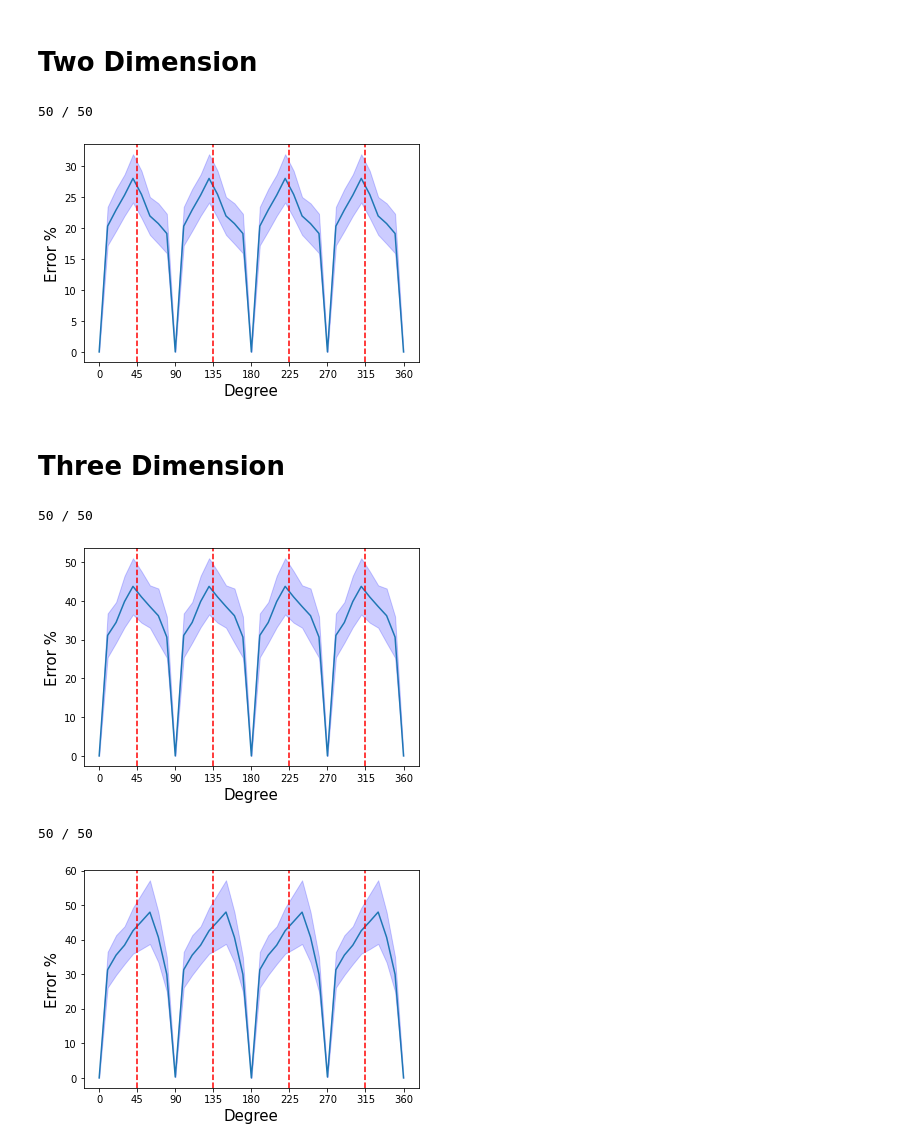
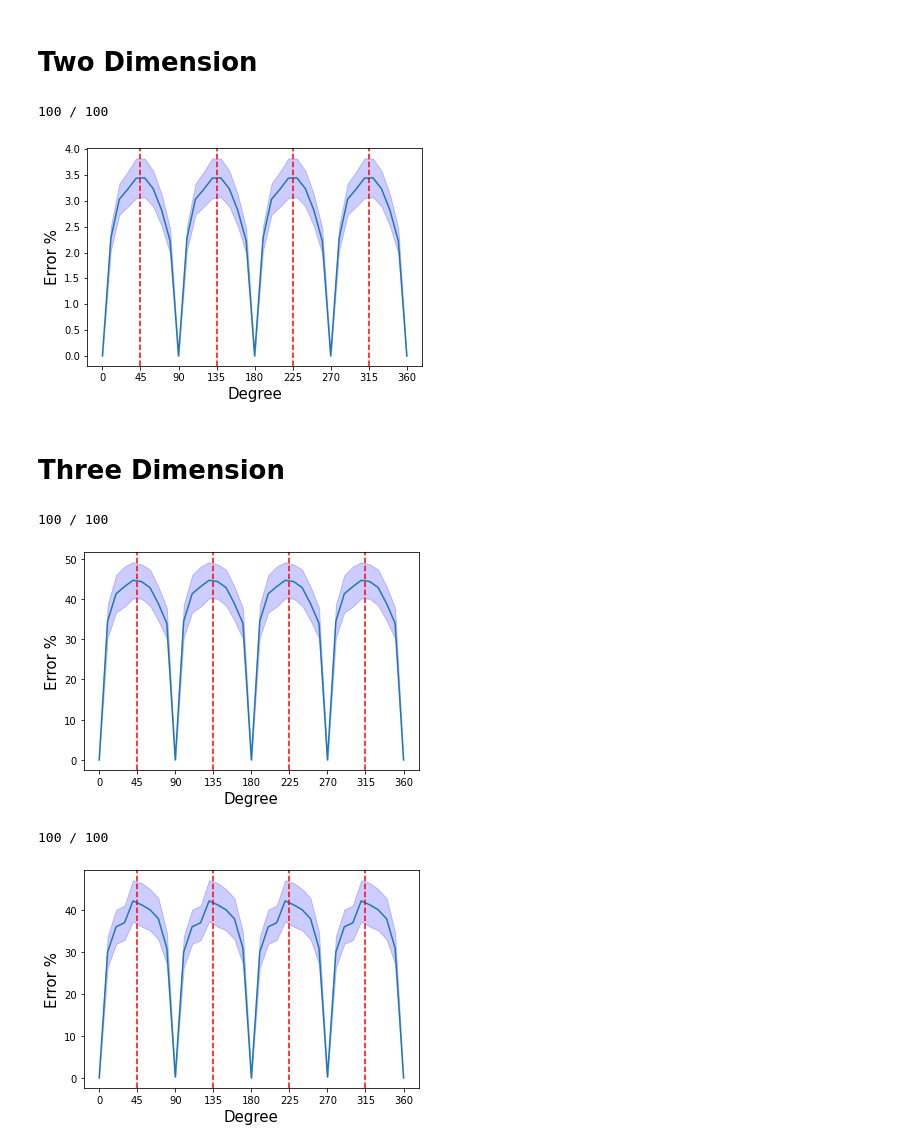
Before and after one commit to SoumyabrataKundu/Steerable, a Jupyter notebook: Equivariance.ipynb, the cells around one changed output. Cells and saved outputs as stored; diff of their text form; code cells hidden in the pictures.

```diff
--- a/Equivariance.ipynb
+++ b/Equivariance.ipynb
@@ -37,7 +37,7 @@ def check_equivariance(model, dataset, transfomation=None):
             diff_norm = torch.linalg.vector_norm(outputs1-outputs2)
             return (diff_norm / torch.sqrt(norm1*norm2)).item() * 100
 
-    n_sim = 50
+    n_sim = 100
     degrees = torch.arange(0, 361, 10)
     values = torch.zeros(n_sim, len(degrees))
 
@@ -65,36 +65,36 @@ def check_equivariance(model, dataset, transfomation=None):
 # %%
 # Model
 class Model(torch.nn.Module):
     def __init__(self) -> None:
         super().__init__()
         n_radius = 2
         max_m = 8
         n_theta = 40
         restricted = True
         conv_first = True
 
         self.network = torch.nn.Sequential(
             snn.SE2ConvType1(1, 2, 3, n_radius=n_radius, n_theta=n_theta, max_m=max_m, padding='same', conv_first = conv_first),
             snn.SE2NonLinearity(8),
             snn.SE2ConvType2(2, 2, 3, n_radius=n_radius, n_theta=n_theta, max_m=max_m, padding='same', restricted=restricted, conv_first = conv_first),
-            snn.SE2BatchNorm(2,8),
+            snn.SE2BatchNorm(),
 
             snn.SE2AvgPool(4),
             snn.SE2ConvType2(2, 2, 7, n_radius=n_radius, n_theta=n_theta, max_m=max_m, restricted=restricted, conv_first = conv_first),
 
             snn.SE2NormFlatten()
         )
 
     def forward(self,x):
         return self.network(x.type(torch.cfloat))
 
 # Check Equivariance
 model = Model().to(device)
 dataset = GaussianDataset(size =(1,28,28))
 check_equivariance(model, dataset, lambda x,degree:snn.rotate_2D_image(x, degree))
 # %% [output]
-50 / 50
+100 / 100
-[figure, old version]
+[figure, new version]
 # %% [markdown]
 # Three Dimension
 # %%
@@ -128,7 +128,7 @@ dataset = GaussianDataset(size =(1,32,32,32))
 check_equivariance(model, dataset, lambda x,degree:snn.rotate_3D_image(x, (degree,0,0))) # rotation about z-axis
 check_equivariance(model, dataset, lambda x,degree:snn.rotate_3D_image(x, (0,degree,0))) # rotation about y-axis
 # %% [output]
-50 / 50
+100 / 100
-[figure, old version]
+[figure, new version]
-50 / 50
+100 / 100
-[figure, old version]
+[figure, new version]
```
Also changed, not shown: parts of 1 cell of this notebook.
